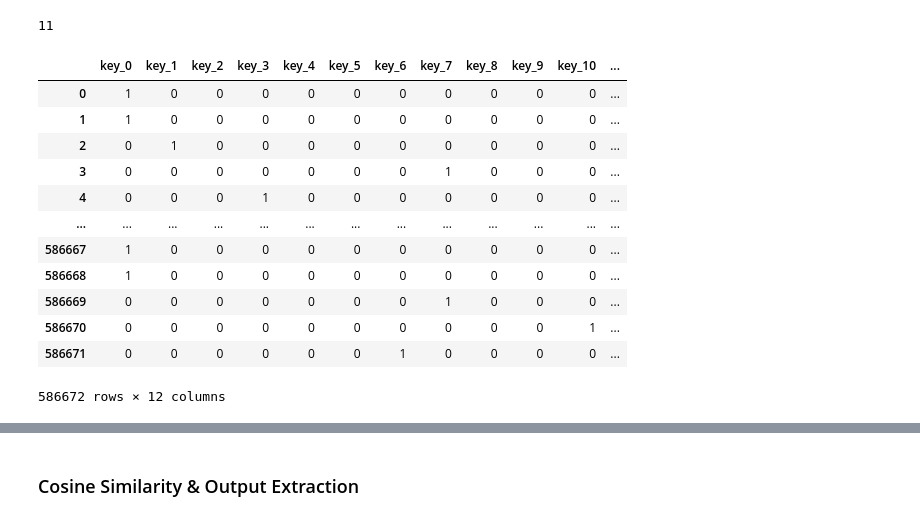
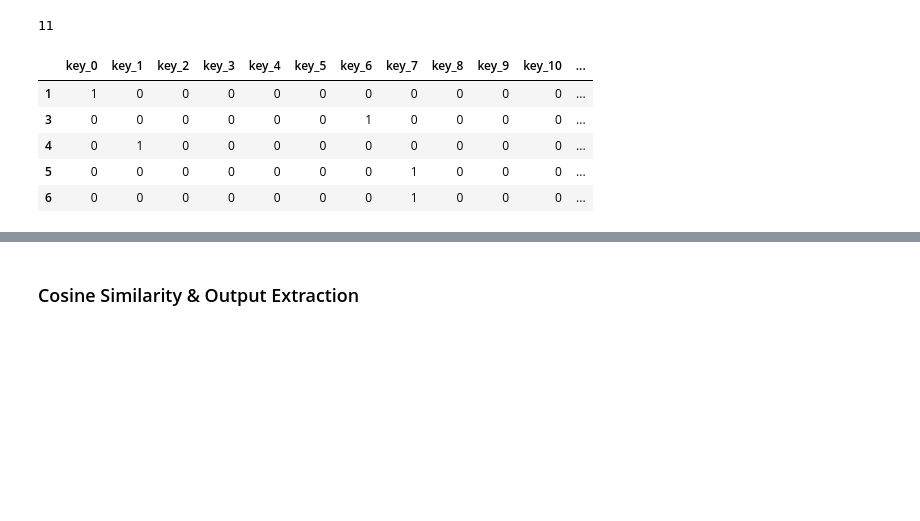
Before and after one commit to fishbrightwise/dap_artificial_dj, a Jupyter notebook: recommender model testing.ipynb, the cells around one changed output, grey strips where cells are left out. Cells and saved outputs as stored; diff of their text form; code cells hidden in the pictures; blank space fills up the shorter version.

```diff
--- a/recommender model testing.ipynb
+++ b/recommender model testing.ipynb
@@ -209,0 +235,3 @@ new_df.head()
+# %%
+new_df['langauge'] = new_df['language'].fillna("null")
+new_df.head()
@@ -346,3 +382,13 @@ barnsagor: ['barnsagor']
 gotlandsk musik: ['gotlandsk musik']
 chinese new year: ['chinese new year']
 pet calming: ['pet calming']
+# %%
+# Supersetting the weighted genres for later.
+
+superset_genre_priority = []
+if len(genre_priority) != 0:
+    for i in genre_priority:
+        for n in superset_mapping:
+            if i in n:
+                superset_genre_priority.append(n)
+print(superset_genre_priority)
@@ -352,20 +400,7 @@ pet calming: ['pet calming']
 
 import pandas as pd
 
-genres_df = pd.DataFrame(genres_df, columns=['genres'])
-
-def group_into_supersets(new_df, superset_mapping):
-    def get_superset(genres):
-        for superset, subsets in superset_mapping.items():
-            if any(subset in genre for genre in genres for subset in subsets):
-                return superset
-        return 'other'  # If no superset is found
-
-    new_df['supersetted_genres'] = new_df['genres'].apply(get_superset)
-    return new_df
-
-# Group into supersets and create new column
-new_df = group_into_supersets(new_df, superset_mapping)
+new_df['supersetted_genres'] = new_df['genres'].apply(lambda genres: [m for n in genres for m in superset_mapping if n in m])
 # %%
 new_df['supersetted_genres'].value_counts().count()
 # %% [output]
@@ -414,23 +459,16 @@ df_2['key'].max()
 # %% [output]
 11
 # %%
-key_encoded = pd.get_dummies(df['key'], columns=[i for i in range(12)], prefix='key').astype(int)
+key_encoded = pd.get_dummies(df_2['key'], columns=[i for i in range(12)], prefix='key').astype(int)
 # %%
-key_encoded
+key_encoded.head()
 # %% [output]
 |  | key_0 | key_1 | key_2 | key_3 | key_4 | key_5 | key_6 | key_7 | key_8 | key_9 | key_10 | ... |
-| 0 | 1 | 0 | 0 | 0 | 0 | 0 | 0 | 0 | 0 | 0 | 0 | ... |
 | 1 | 1 | 0 | 0 | 0 | 0 | 0 | 0 | 0 | 0 | 0 | 0 | ... |
-| 2 | 0 | 1 | 0 | 0 | 0 | 0 | 0 | 0 | 0 | 0 | 0 | ... |
-| 3 | 0 | 0 | 0 | 0 | 0 | 0 | 0 | 1 | 0 | 0 | 0 | ... |
-| 4 | 0 | 0 | 0 | 1 | 0 | 0 | 0 | 0 | 0 | 0 | 0 | ... |
-| ... | ... | ... | ... | ... | ... | ... | ... | ... | ... | ... | ... | ... |
-| 586667 | 1 | 0 | 0 | 0 | 0 | 0 | 0 | 0 | 0 | 0 | 0 | ... |
-| 586668 | 1 | 0 | 0 | 0 | 0 | 0 | 0 | 0 | 0 | 0 | 0 | ... |
-| 586669 | 0 | 0 | 0 | 0 | 0 | 0 | 0 | 1 | 0 | 0 | 0 | ... |
-| 586670 | 0 | 0 | 0 | 0 | 0 | 0 | 0 | 0 | 0 | 0 | 1 | ... |
-| 586671 | 0 | 0 | 0 | 0 | 0 | 0 | 1 | 0 | 0 | 0 | 0 | ... |
+| 3 | 0 | 0 | 0 | 0 | 0 | 0 | 1 | 0 | 0 | 0 | 0 | ... |
+| 4 | 0 | 1 | 0 | 0 | 0 | 0 | 0 | 0 | 0 | 0 | 0 | ... |
+| 5 | 0 | 0 | 0 | 0 | 0 | 0 | 0 | 1 | 0 | 0 | 0 | ... |
+| 6 | 0 | 0 | 0 | 0 | 0 | 0 | 0 | 1 | 0 | 0 | 0 | ... |
-586672 rows × 12 columns
 # %%
 df_2 = pd.concat([df_2, key_encoded], axis=1)
 # %%
```
Also changed, not shown: parts of 47 cells of this notebook, 1 other file.
